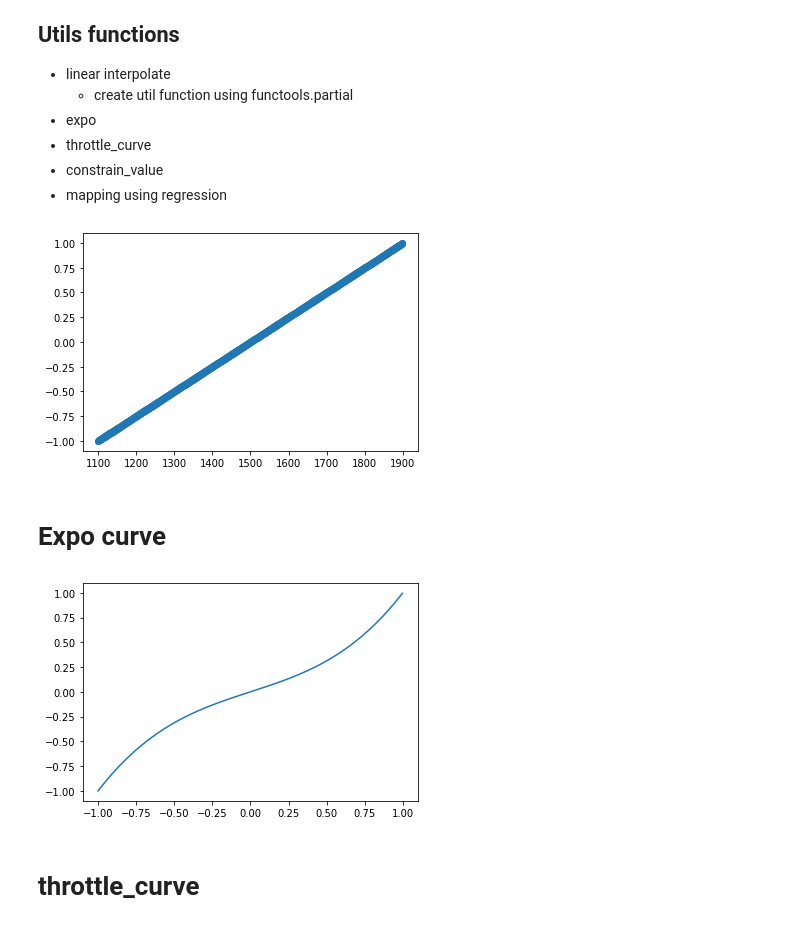
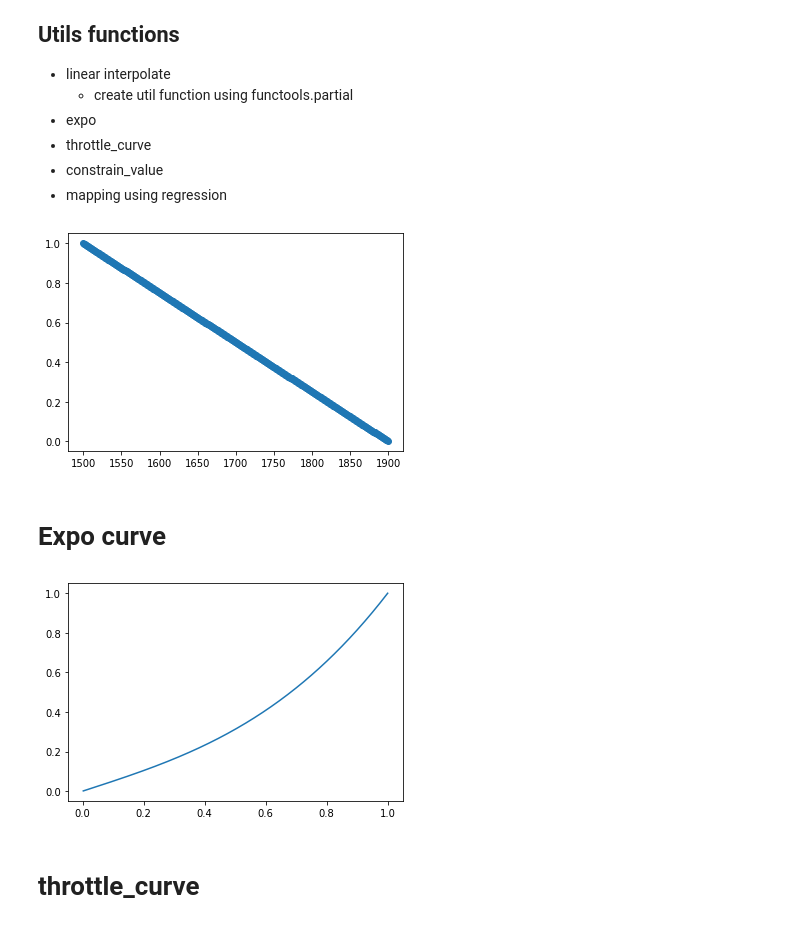
Before and after one commit to robobe/family_course, a Jupyter notebook: math/rc/rc_test.ipynb, the cells around one changed output. Saved outputs shown, nothing was run; the diff lists cells and outputs as text; code cells hidden in the pictures.

```diff
--- a/math/rc/rc_test.ipynb
+++ b/math/rc/rc_test.ipynb
@@ -37,24 +37,24 @@ def linear_interpolate(var_value,
     low_output=1100, high_output=1900,
     var_low=1100, var_high=1900):
 
-    if var_value <= var_low:
-        return low_output
+    # if var_value <= var_low:
+    #     return low_output
 
-    if var_value >= var_high:
-        return high_output
+    # if var_value >= var_high:
+    #     return high_output
 
     p = (var_value - var_low) / (var_high - var_low)
     return low_output + p * (high_output - low_output)
 # %%
-mymap = functools.partial(linear_interpolate, low_output=-1, high_output=1,
-    var_low=1100, var_high=1900)
-x = np.arange(1100,1900,1,np.int16)
+mymap = functools.partial(linear_interpolate, low_output=0, high_output=1,
+    var_low=1900, var_high=1500)
+x = np.arange(1500,1900,1,np.int16)
 myline = np.array(list(map(mymap, x)))
 
 plt.scatter(x, myline)
 plt.show()
 # %% [output]
-[figure, old version]
+[figure, new version]
 # %% [markdown]
 # Expo curve
 # %%
@@ -67,7 +67,7 @@ y = np.array(list(map(expo, myline)))
 plt.plot(myline, y)
 plt.show()
 # %% [output]
-[figure, old version]
+[figure, new version]
 # %% [markdown]
 # throttle_curve
 # %%
```
Also changed, not shown: parts of 3 cells of this notebook.
